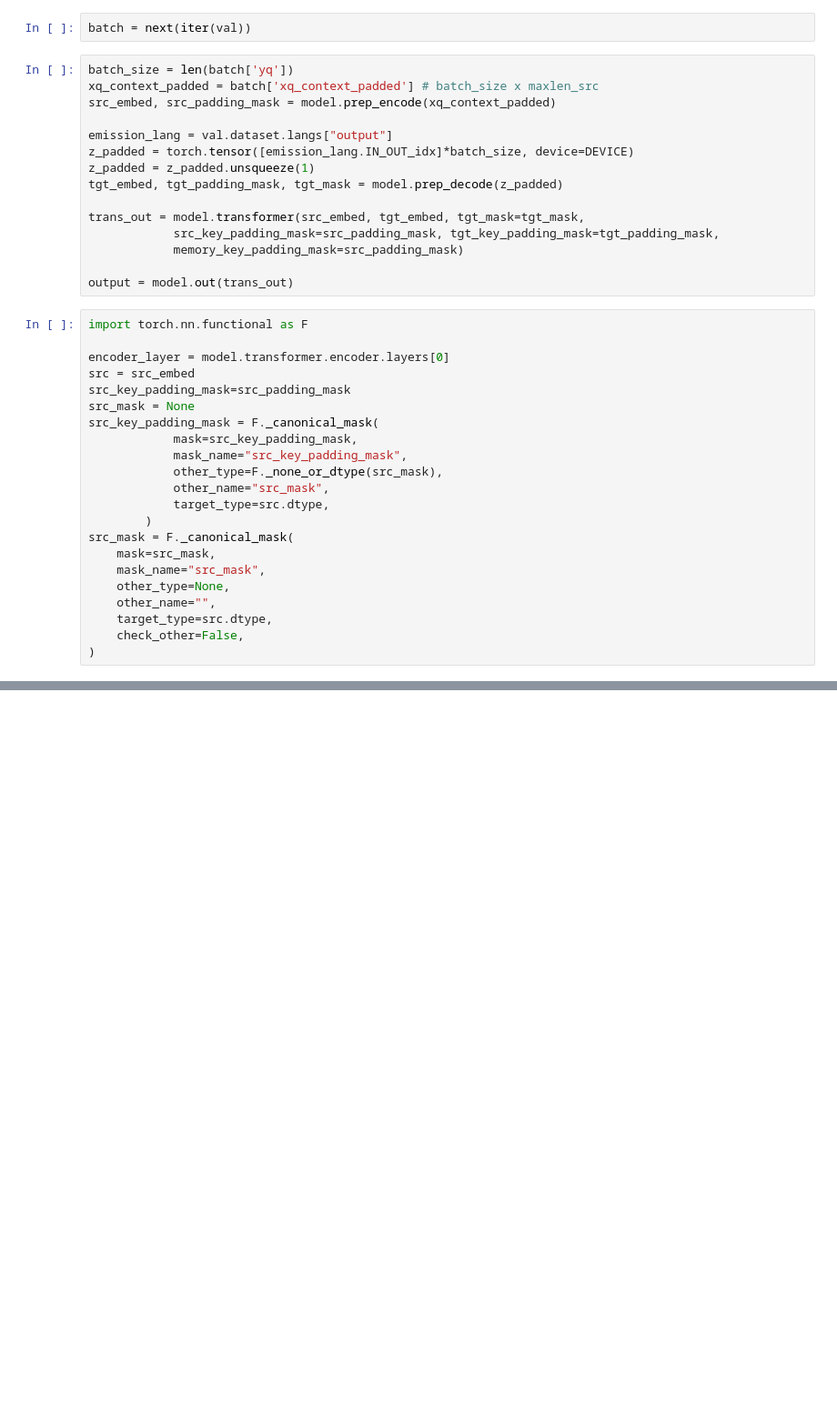
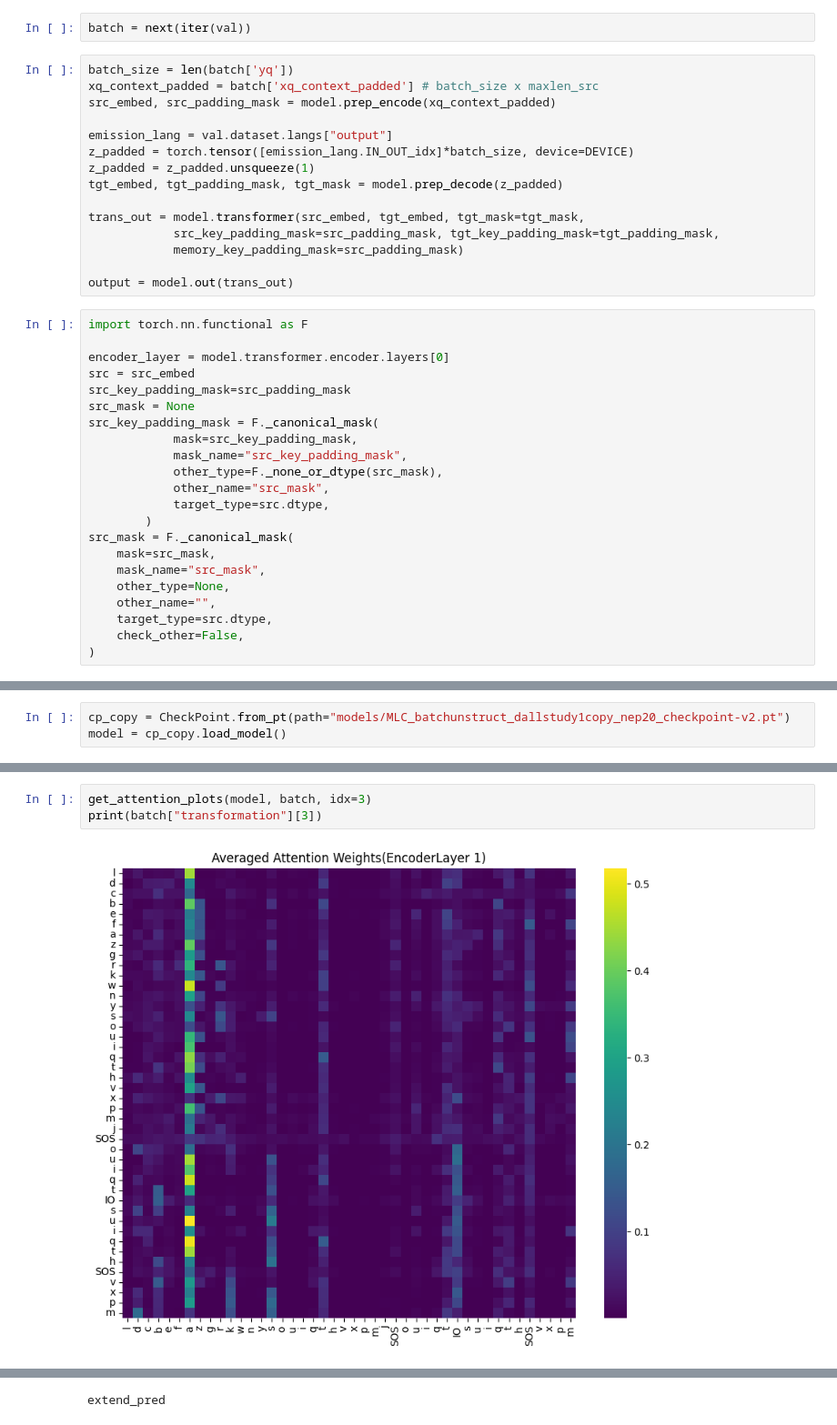
Before and after one commit to philipp-hellwig/MLC-letter-string-analogies, a Jupyter notebook: attention_probing.ipynb, the cells around one changed output, grey strips where cells are left out. Shown: that part at 91% size. Drawn from its saved outputs; the diff is of its cells as text; blank space fills up the shorter version.

```diff
--- a/attention_probing.ipynb
+++ b/attention_probing.ipynb
@@ -94,0 +100,3 @@ for i, layer in enumerate(model.transformer.encoder.layers):
+# %%
+cp_copy = CheckPoint.from_pt(path="models/MLC_batchunstruct_dallstudy1copy_nep20_checkpoint-v2.pt")
+model = cp_copy.load_model()
@@ -94,0 +117,5 @@ for i, layer in enumerate(model.transformer.encoder.layers):
+# %%
+get_attention_plots(model, batch, idx=3)
+print(batch["transformation"][3])
+# %% [output]
+[figure, added]
@@ -94,0 +124 @@ for i, layer in enumerate(model.transformer.encoder.layers):
+extend_pred
```
Also changed, not shown: parts of 6 cells of this notebook, 5 other files.
